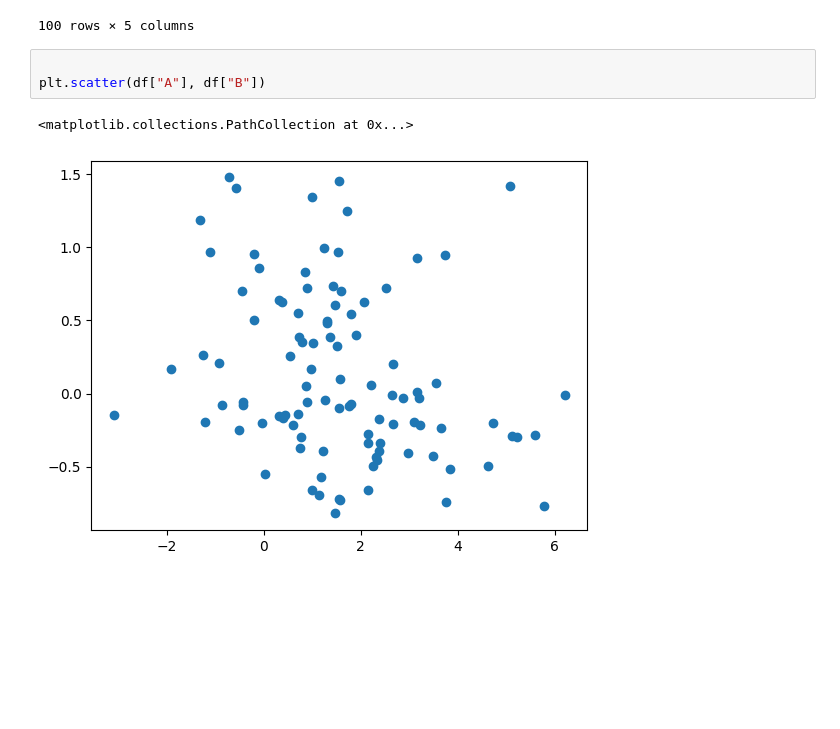
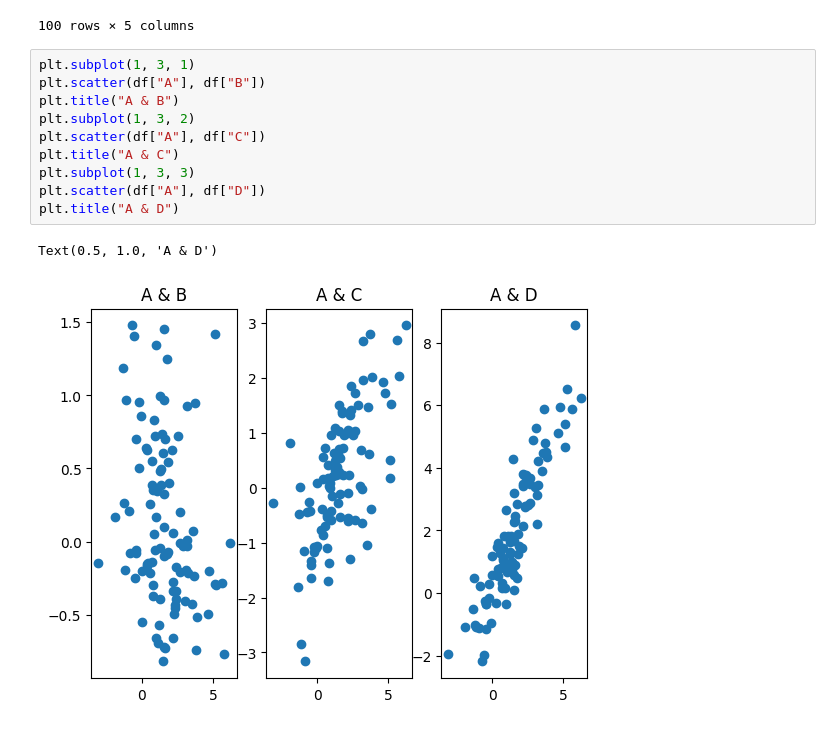
Before and after one commit to kridk999/C9PROJECT3, a Jupyter notebook: proj3_plots.ipynb, the cells around one changed output. Drawn from its saved outputs; the diff is of its cells as text; blank space fills up the shorter version.

```diff
--- a/proj3_plots.ipynb
+++ b/proj3_plots.ipynb
@@ -21,9 +21,16 @@ df
 | 98 | 98 | 0.889175 | 0.724945 | 0.000812 | 0.164230 |
 | 99 | 99 | 0.757310 | -0.376293 | 0.413289 | 1.133603 |
 100 rows × 5 columns
-# %%
-
-plt.scatter(df["A"], df["B"])
-# %% [output]
-<matplotlib.collections.PathCollection at 0x...>
-[figure, removed]
+# %%
+plt.subplot(1, 3, 1)
+plt.scatter(df["A"], df["B"])
+plt.title("A & B")
+plt.subplot(1, 3, 2)
+plt.scatter(df["A"], df["C"])
+plt.title("A & C")
+plt.subplot(1, 3, 3)
+plt.scatter(df["A"], df["D"])
+plt.title("A & D")
+# %% [output]
+Text(0.5, 1.0, 'A & D')
+[figure, added]
```
Also changed, not shown: parts of 1 cell of this notebook.
